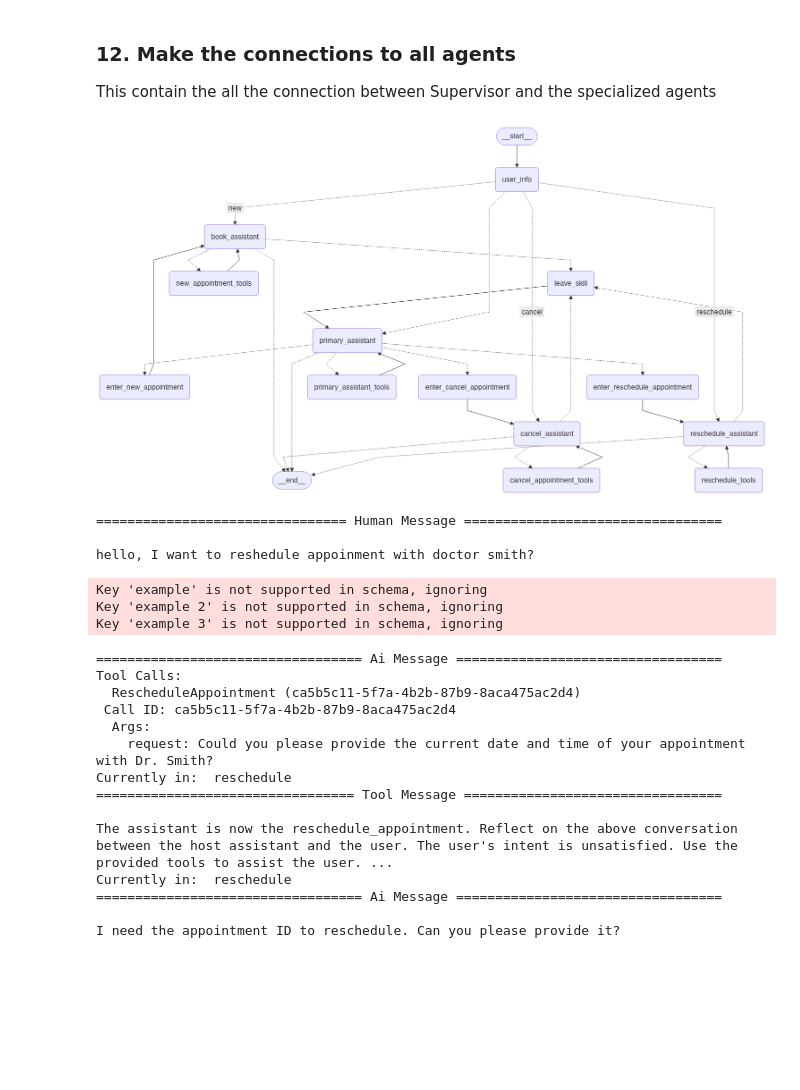
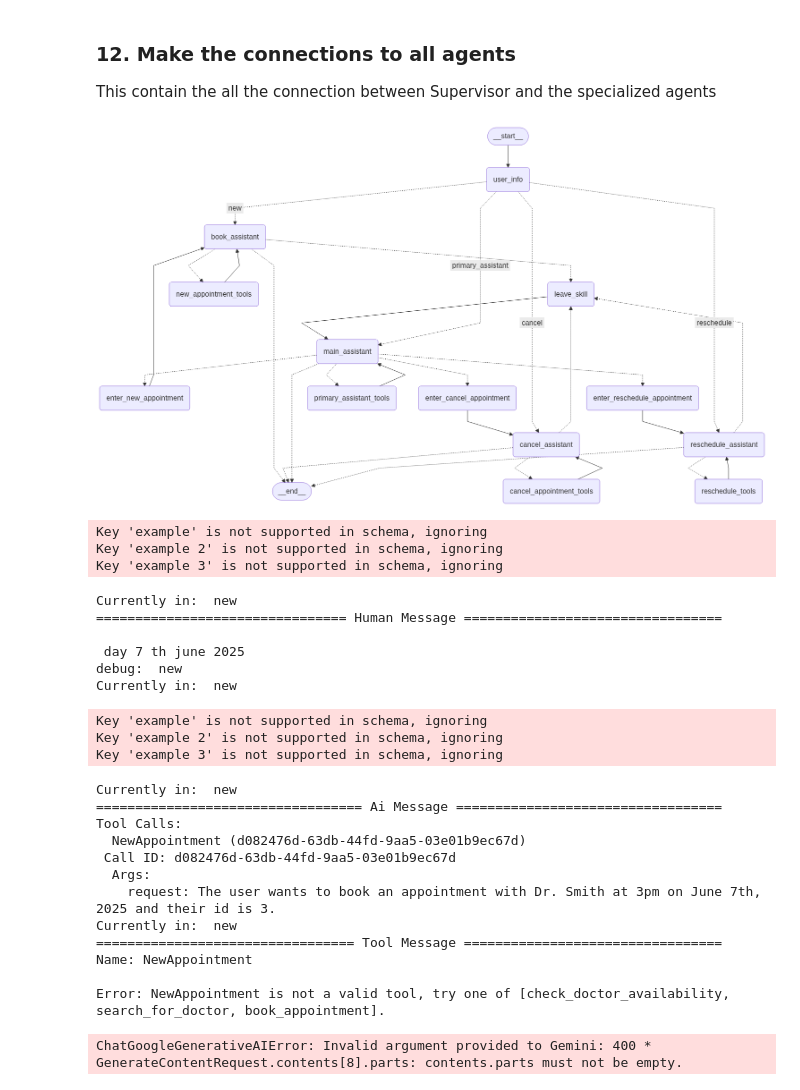
Before and after one commit to JHansiduYapa/Multi-Agent-System-for-Healthcare-Appointment-Booking, a Jupyter notebook: v2-agent/v2.1-agent.ipynb, the cells around one changed output. Drawn from its saved outputs; the diff is of its cells as text; code cells hidden in the pictures; blank space fills up the shorter version.

Commit message:
error: wrong tool called

```diff
--- a/v2-agent/v2.1-agent.ipynb
+++ b/v2-agent/v2.1-agent.ipynb
@@ -994,7 +953,9 @@ def pop_dialog_state(state: State) -> dict:
     This lets the full graph explicitly track the dialog flow and delegate control
     to specific sub-graphs.
     """
-    messages = []
+    # when it return to the main assistant only provide the reason to that
+    messages = [state.get("messages")[-1]]
+    print("debug: ",messages)
     if state["messages"][-1].tool_calls:
         # Note: Doesn't currently handle the edge case where the llm performs parallel tool calls
         messages.append(
@@ -1046,10 +1007,11 @@ def route_to_workflow(
     dialog_state = state.get("dialog_state")
     if not dialog_state:
         return "primary_assistant"
+    print("debug: ",dialog_state[-1])
     return dialog_state[-1]
 
 # this is the first workflow routing node
-def user_info(state: State):
+def user_info(state: State)-> State:
     # this node is responsible to route to the relavant workflow
     current_dialog_state = None
     # simply get the state and set it back to the state
@@ -1059,12 +1021,15 @@ def user_info(state: State):
 
 This contain the all the connection between Supervisor and the specialized agents
 # %%
+from langgraph.graph import StateGraph
+from langgraph.prebuilt import tools_condition,ToolNode
+
 # make the simple graph to test the functionality
 all_graph_builder = StateGraph(State)
 
 # add nodes
 all_graph_builder.add_node("user_info", user_info)
-all_graph_builder.add_node("primary_assistant", Assistant(primary_assistant_runnable))
+all_graph_builder.add_node("main_assistant", Assistant(primary_assistant_runnable))
 all_graph_builder.add_node("reschedule_assistant", Assistant(update_appointment_runnable))
 all_graph_builder.add_node("cancel_assistant", Assistant(cancel_appointment_runnable))
 all_graph_builder.add_node("book_assistant", Assistant(book_appointment_runnable))
@@ -1092,49 +1057,49 @@ all_graph_builder.add_edge("new_appointment_tools", "book_assistant")
 
 # add the entry level connections to primary assistant
 all_graph_builder.add_edge(START, "user_info")
-all_graph_builder.add_edge("user_info", "primary_assistant")
-all_graph_builder.add_conditional_edges("primary_assistant", route_primary_assistant,
+all_graph_builder.add_edge("user_info", "main_assistant")
+all_graph_builder.add_conditional_edges("main_assistant", route_primary_assistant,
                                         ["primary_assistant_tools",
                                          "enter_new_appointment",
                                          "enter_cancel_appointment",
                                          "enter_reschedule_appointment",
                                          END])
-all_graph_builder.add_edge("primary_assistant_tools", "primary_assistant")
+all_graph_builder.add_edge("primary_assistant_tools", "main_assistant")
 
 # make connections to each specialized agents
 all_graph_builder.add_edge("enter_new_appointment", "book_assistant")
 all_graph_builder.add_edge("enter_cancel_appointment", "cancel_assistant")
 all_graph_builder.add_edge("enter_reschedule_appointment", "reschedule_assistant")
 
 # connect leave skill to primary assistant
-all_graph_builder.add_edge("leave_skill", "primary_assistant")
+all_graph_builder.add_edge("leave_skill", "main_assistant")
 
 
 # add routing to tools and leave skill and end to each assistant
 all_graph_builder.add_conditional_edges("book_assistant", route_new_assistant, ["leave_skill","new_appointment_tools",END])
 all_graph_builder.add_conditional_edges("cancel_assistant", route_cancel_assistant, ["leave_skill","cancel_appointment_tools",END])
 all_graph_builder.add_conditional_edges("reschedule_assistant", route_reschedule_assistant, ["leave_skill","reschedule_tools",END])
 
 # add routing when again start
 all_graph_builder.add_conditional_edges("user_info", route_to_workflow, {"new": "book_assistant",
                                                                          "reschedule": "reschedule_assistant",
                                                                          "cancel": "cancel_assistant",
-                                                                         "primary_assistant": "primary_assistant"})
+                                                                         "primary_assistant": "main_assistant",})
 
 memory_update = MemorySaver()
 all_graph = all_graph_builder.compile(checkpointer=memory_update)
 
 from IPython.display import Image, display
 from langchain_core.runnables.graph import CurveStyle, MermaidDrawMethod, NodeStyles
 
 display(Image(all_graph.get_graph(xray=True).draw_mermaid_png(curve_style=CurveStyle.LINEAR,
             node_colors=NodeStyles(first="#ffdfba", last="#baffc9", default="#fad7de"),
             wrap_label_n_words=9,
             output_file_path=None,
             background_color="white",
             padding=10,)))
 # %% [output]
-[figure, old version]
+[figure, new version]
 # %%
 def _print_event(event: dict, _printed: set, max_length=1500):
     current_state = event.get("dialog_state")
@@ -1152,32 +1117,37 @@ def _print_event(event: dict, _printed: set, max_length=1500):
             _printed.add(message.id)
 # %%
 thread = {"configurable": {"thread_id": "2"}}
-inputs = {"messages": [{"role": "user", "content": "hello, I want to reshedule appoinment with doctor smith?"}]}
+inputs = {"messages": [{"role": "user", "content": " day 7 th june 2025",}]}
 
 _printed = set()
 for event in all_graph.stream(inputs, thread, stream_mode="values"):
     _print_event(event, _printed)
 # %% [output]
-================================ Human Message =================================
-
-hello, I want to reshedule appoinment with doctor smith?
+Key 'example' is not supported in schema, ignoring
+Key 'example 2' is not supported in schema, ignoring
+Key 'example 3' is not supported in schema, ignoring
-Key 'example' is not supported in schema, ignoring
-Key 'example 2' is not supported in schema, ignoring
-Key 'example 3' is not supported in schema, ignoring
+Currently in:  new
+================================ Human Message =================================
+
+ day 7 th june 2025
+debug:  new
+Currently in:  new
-================================== Ai Message ==================================
-Tool Calls:
-  RescheduleAppointment (ca5b5c11-5f7a-4b2b-87b9-8aca475ac2d4)
- Call ID: ca5b5c11-5f7a-4b2b-87b9-8aca475ac2d4
-  Args:
-    request: Could you please provide the current date and time of your appointment with Dr. Smith?
-Currently in:  reschedule
-================================= Tool Message =================================
-
-The assistant is now the reschedule_appointment. Reflect on the above conversation between the host assistant and the user. The user's intent is unsatisfied. Use the provided tools to assist the user. ...
-Currently in:  reschedule
-================================== Ai Message ==================================
-
-I need the appointment ID to reschedule. Can you please provide it?
+Key 'example' is not supported in schema, ignoring
+Key 'example 2' is not supported in schema, ignoring
+Key 'example 3' is not supported in schema, ignoring
+Currently in:  new
+================================== Ai Message ==================================
+Tool Calls:
+  NewAppointment (d082476d-63db-44fd-9aa5-03e01b9ec67d)
+ Call ID: d082476d-63db-44fd-9aa5-03e01b9ec67d
+  Args:
+    request: The user wants to book an appointment with Dr. Smith at 3pm on June 7th, 2025 and their id is 3.
+Currently in:  new
+================================= Tool Message =================================
+Name: NewAppointment
+
+Error: NewAppointment is not a valid tool, try one of [check_doctor_availability, search_for_doctor, book_appointment].
+ChatGoogleGenerativeAIError: Invalid argument provided to Gemini: 400 * GenerateContentRequest.contents[8].parts: contents.parts must not be empty.
 # %%
 inputs = {"messages": [{"role": "user", "content": "my id is 3"}]}
 
```
Also changed, not shown: parts of 20 cells of this notebook.
